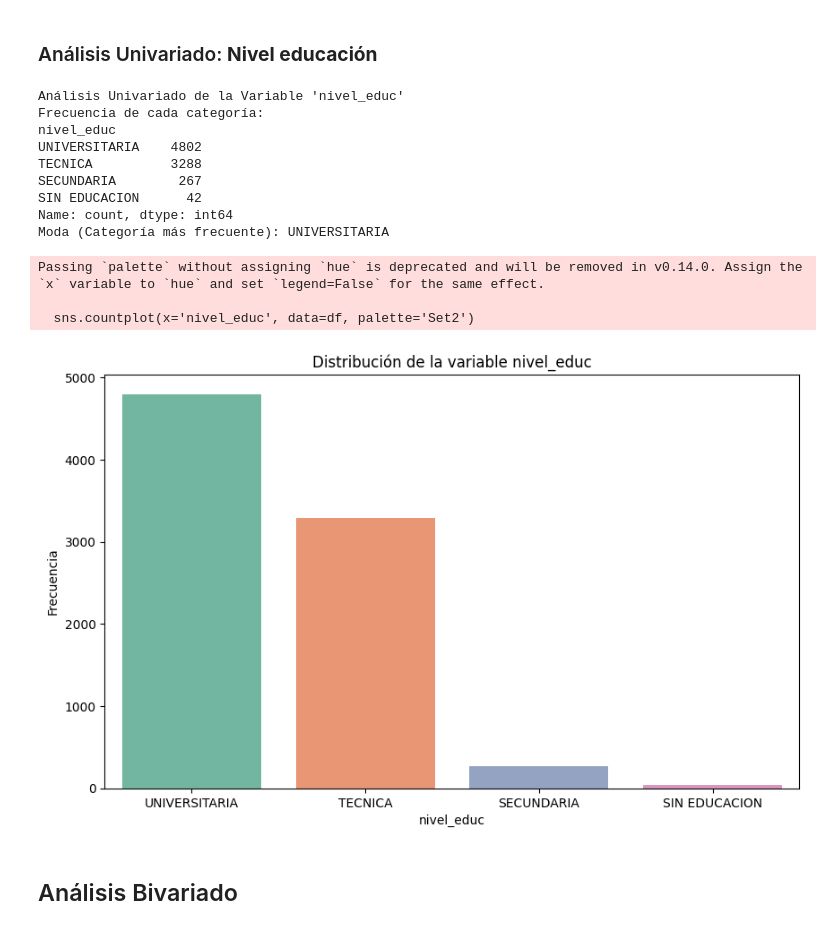
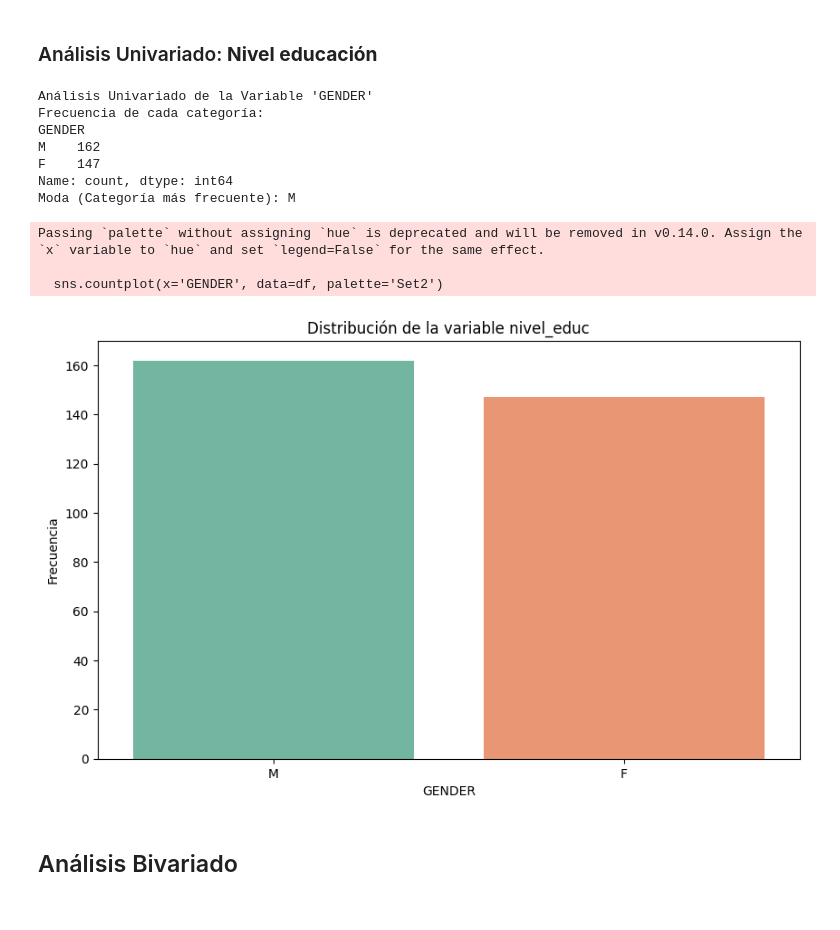
Before and after one commit to leandruko/lung-cancer, a Jupyter notebook: lung_cancer.ipynb, the cells around one changed output. Drawn from its saved outputs; the diff is of its cells as text; code cells hidden in the pictures.

```diff
--- a/lung_cancer.ipynb
+++ b/lung_cancer.ipynb
@@ -270,35 +273,33 @@ Passing `palette` without assigning `hue` is deprecated and will be removed in v
 # %% [markdown]
 ### Análisis Univariado: **Nivel educación**
 # %%
-# Descripción estadística básica de la variable 'nivel_educ's
-zona_frecuencia = df['nivel_educ'].value_counts()
-zona_moda = df['nivel_educ'].mode()[0]
+# Descripción estadística básica de la variable 'Gender'
+zona_frecuencia = df['GENDER'].value_counts()
+zona_moda = df['GENDER'].mode()[0]
 
-print("Análisis Univariado de la Variable 'nivel_educ'")
+print("Análisis Univariado de la Variable 'GENDER'")
 print(f"Frecuencia de cada categoría:\n{zona_frecuencia}")
 print(f"Moda (Categoría más frecuente): {zona_moda}")
 
 # Gráfico de barras
 plt.figure(figsize=(10, 6))
-sns.countplot(x='nivel_educ', data=df, palette='Set2')
+sns.countplot(x='GENDER', data=df, palette='Set2')
 plt.title('Distribución de la variable nivel_educ')
-plt.xlabel('nivel_educ')
+plt.xlabel('GENDER')
 plt.ylabel('Frecuencia')
 plt.show()
 # %% [output]
-Análisis Univariado de la Variable 'nivel_educ'
+Análisis Univariado de la Variable 'GENDER'
 Frecuencia de cada categoría:
-nivel_educ
-UNIVERSITARIA    4802
-TECNICA          3288
-SECUNDARIA        267
-SIN EDUCACION      42
+GENDER
+M    162
+F    147
 Name: count, dtype: int64
-Moda (Categoría más frecuente): UNIVERSITARIA
+Moda (Categoría más frecuente): M
 Passing `palette` without assigning `hue` is deprecated and will be removed in v0.14.0. Assign the `x` variable to `hue` and set `legend=False` for the same effect.
 
-  sns.countplot(x='nivel_educ', data=df, palette='Set2')
+  sns.countplot(x='GENDER', data=df, palette='Set2')
-[figure, old version]
+[figure, new version]
 # %% [markdown]
 ## Análisis Bivariado
 # %%
```
Also changed, not shown: parts of 2 cells of this notebook.
